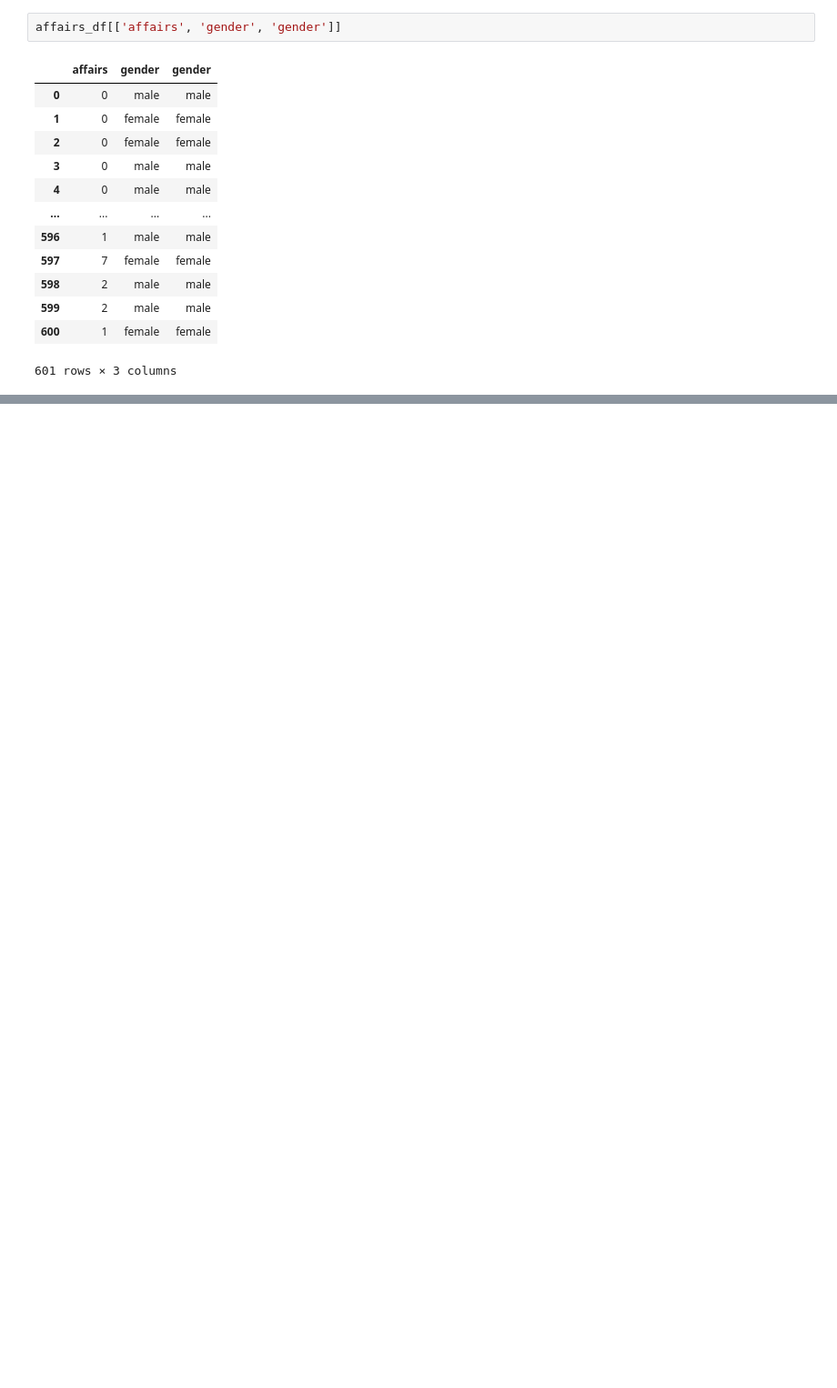
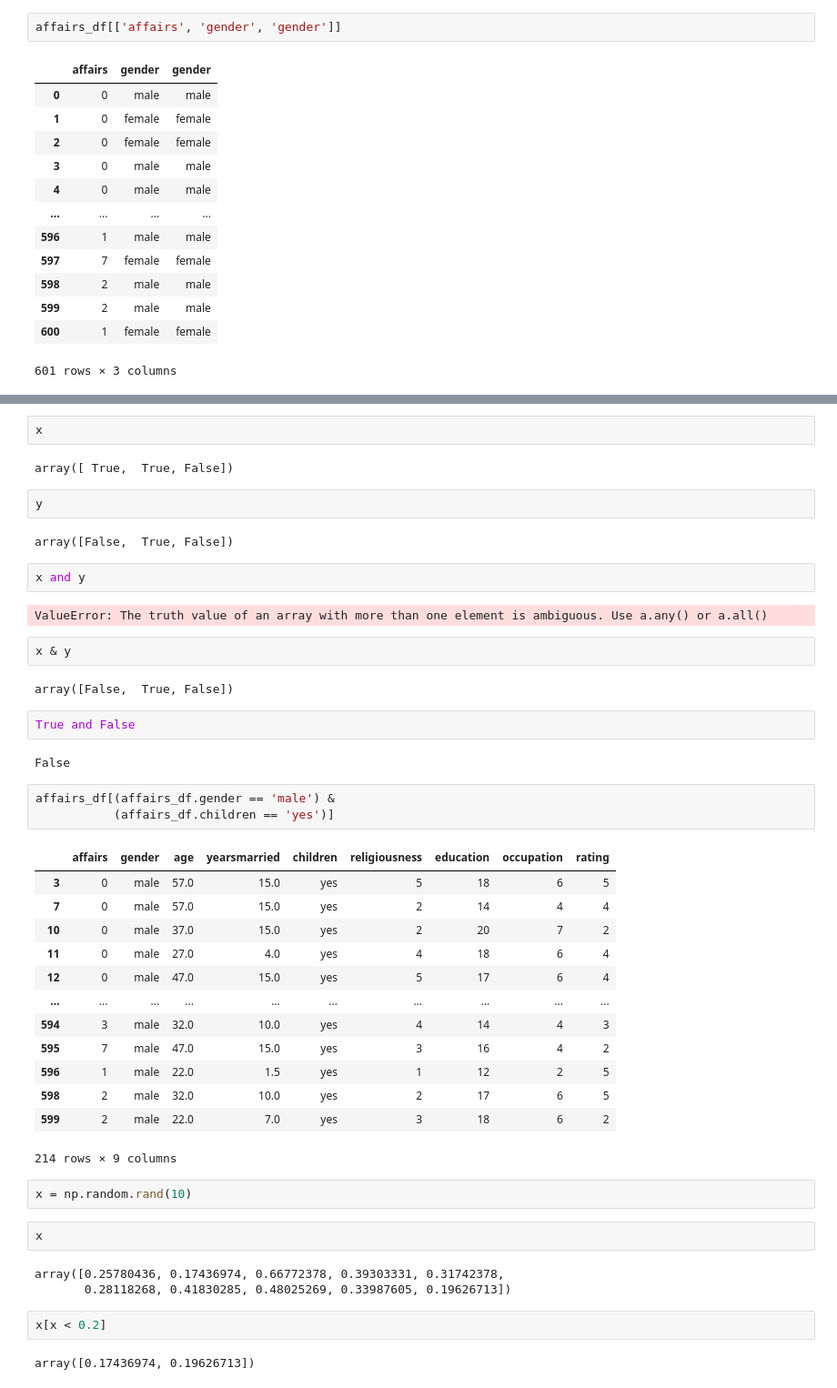
Before and after one commit to mark-andrews/pdms02, a Jupyter notebook: notebooks/pandas.ipynb, the cells around one changed output, grey strips where cells are left out. Shown at 91% size. Cells and saved outputs as stored; diff of their text form; blank space fills up the shorter version.

```diff
--- a/notebooks/pandas.ipynb
+++ b/notebooks/pandas.ipynb
@@ -55,0 +225,48 @@ Name: age, Length: 601, dtype: float64
+# %%
+x
+# %% [output]
+array([ True,  True, False])
+# %%
+y
+# %% [output]
+array([False,  True, False])
+# %%
+x and y
+# %% [output]
+ValueError: The truth value of an array with more than one element is ambiguous. Use a.any() or a.all()
+# %%
+x & y
+# %% [output]
+array([False,  True, False])
+# %%
+True and False
+# %% [output]
+False
+# %%
+affairs_df[(affairs_df.gender == 'male') &
+           (affairs_df.children == 'yes')]
+# %% [output]
+|  | affairs | gender | age | yearsmarried | children | religiousness | education | occupation | rating |
+| 3 | 0 | male | 57.0 | 15.0 | yes | 5 | 18 | 6 | 5 |
+| 7 | 0 | male | 57.0 | 15.0 | yes | 2 | 14 | 4 | 4 |
+| 10 | 0 | male | 37.0 | 15.0 | yes | 2 | 20 | 7 | 2 |
+| 11 | 0 | male | 27.0 | 4.0 | yes | 4 | 18 | 6 | 4 |
+| 12 | 0 | male | 47.0 | 15.0 | yes | 5 | 17 | 6 | 4 |
+| ... | ... | ... | ... | ... | ... | ... | ... | ... | ... |
+| 594 | 3 | male | 32.0 | 10.0 | yes | 4 | 14 | 4 | 3 |
+| 595 | 7 | male | 47.0 | 15.0 | yes | 3 | 16 | 4 | 2 |
+| 596 | 1 | male | 22.0 | 1.5 | yes | 1 | 12 | 2 | 5 |
+| 598 | 2 | male | 32.0 | 10.0 | yes | 2 | 17 | 6 | 5 |
+| 599 | 2 | male | 22.0 | 7.0 | yes | 3 | 18 | 6 | 2 |
+214 rows × 9 columns
+# %%
+x = np.random.rand(10)
+# %%
+x
+# %% [output]
+array([0.25780436, 0.17436974, 0.66772378, 0.39303331, 0.31742378,
+       0.28118268, 0.41830285, 0.48025269, 0.33987605, 0.19626713])
+# %%
+x[x < 0.2]
+# %% [output]
+array([0.17436974, 0.19626713])
```
Also changed, not shown: parts of 44 cells of this notebook.
